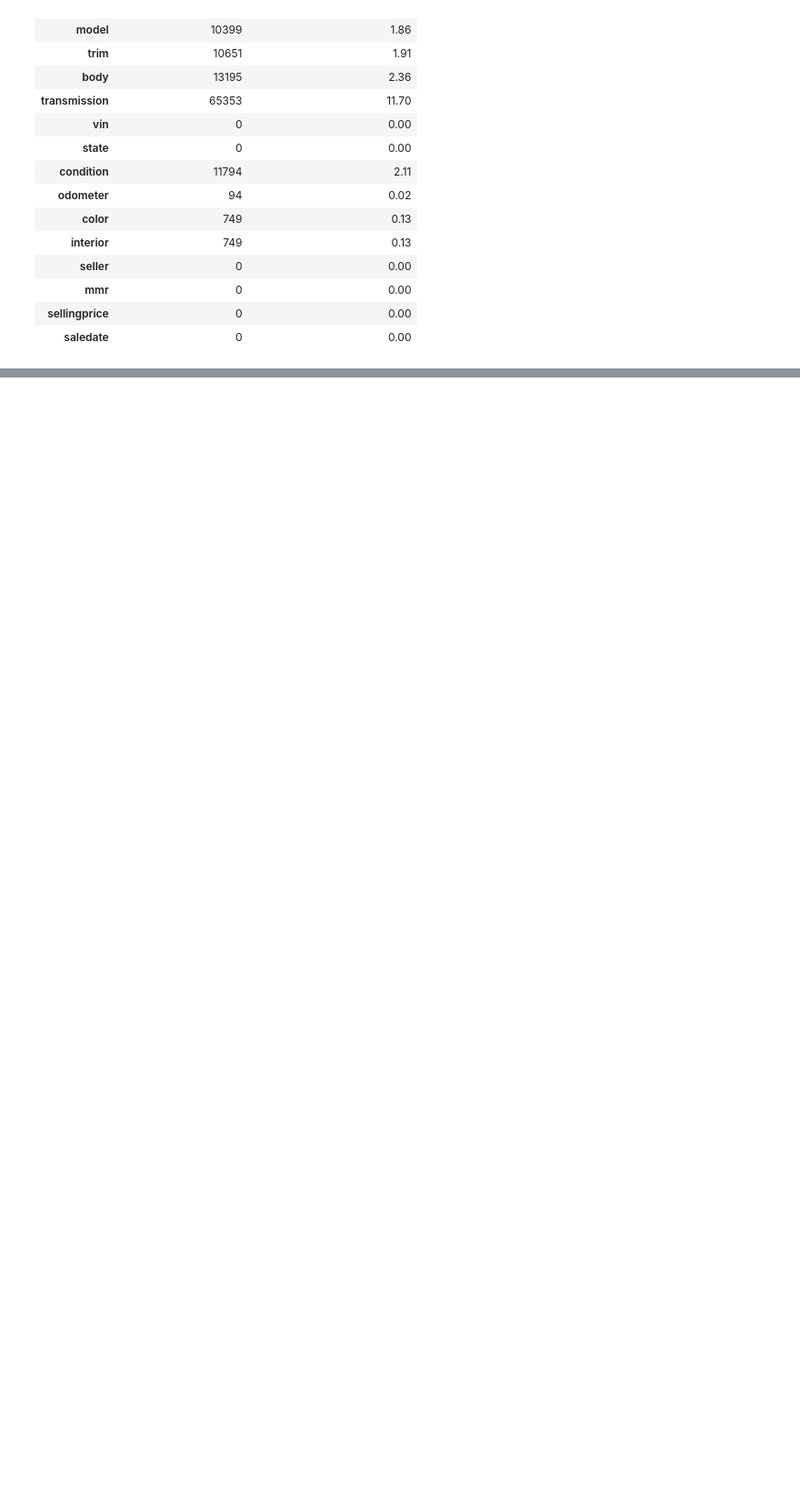
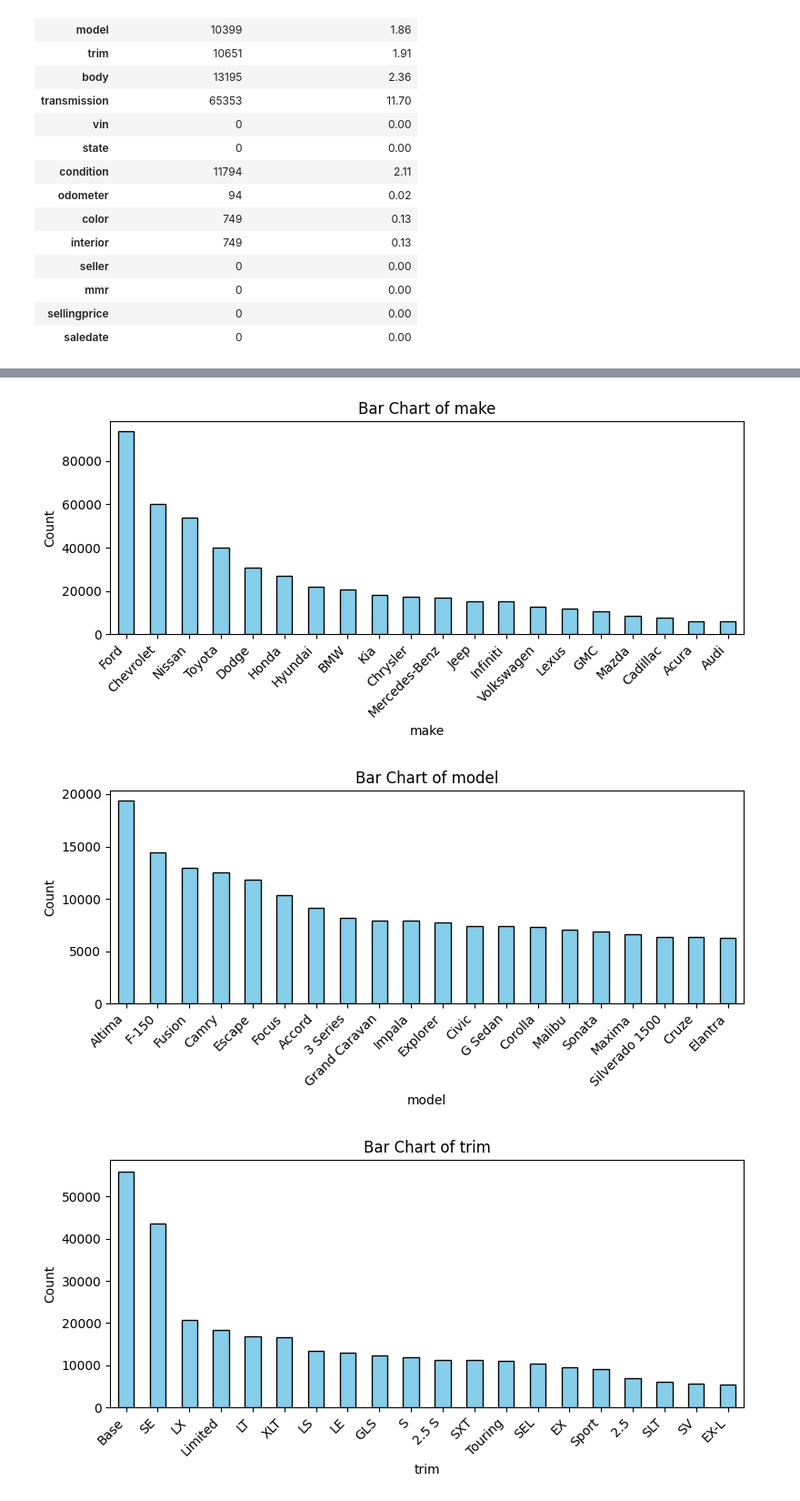
Before and after one commit to jasonzhu03/CS506-Project, a Jupyter notebook: final_project.ipynb, the cells around one changed output, grey strips where cells are left out. Shown at 91% size. Saved outputs shown, nothing was run; the diff lists cells and outputs as text; code cells hidden in the pictures; blank space fills up the shorter version.

Commit message:
made some graphs

```diff
--- a/final_project.ipynb
+++ b/final_project.ipynb
@@ -78,0 +121,33 @@ display(missing_values)
+# %%
+# List of columns for bar charts (categorical columns)
+bar_chart_columns = ['make', 'model', 'trim', 'body', 'transmission', 'state', 'color', 'interior']
+
+# List of columns for histograms (numeric columns)
+histogram_columns = ['year', 'condition', 'odometer', 'mmr', 'sellingprice']
+
+
+# Create bar charts for each categorical column
+for column in bar_chart_columns:
+    plt.figure(figsize=(8, 4))
+    df[column].value_counts().head(20).plot(kind='bar', color='skyblue', edgecolor='black')
+    plt.title(f'Bar Chart of {column}')
+    plt.xlabel(column)
+    plt.ylabel('Count')
+    plt.xticks(rotation=45, ha='right')
+    plt.tight_layout()
+    plt.show()
+
+# Create histograms for each numeric column
+for column in histogram_columns:
+    plt.figure(figsize=(8, 4))
+    df[column].hist(bins=30, edgecolor='black')
+    plt.title(f'Distribution of {column}')
+    plt.xlabel(column)
+    plt.ylabel('Frequency')
+    plt.xlim(left=df[column].min(), right=df[column].max())  # Set x-axis limits
+    plt.tight_layout()
+    plt.show()
+# %% [output]
+[figure, added]
+[figure, added]
+[figure, added]
```
Also changed, not shown: parts of 3 cells of this notebook.
